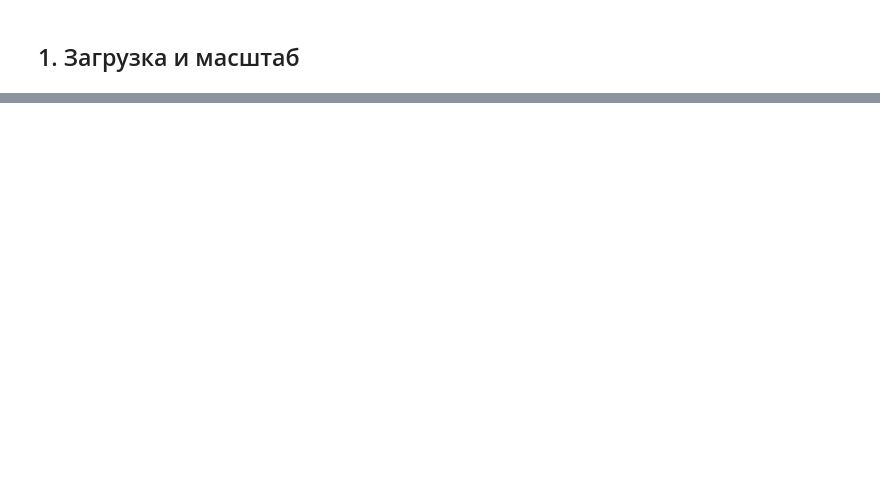
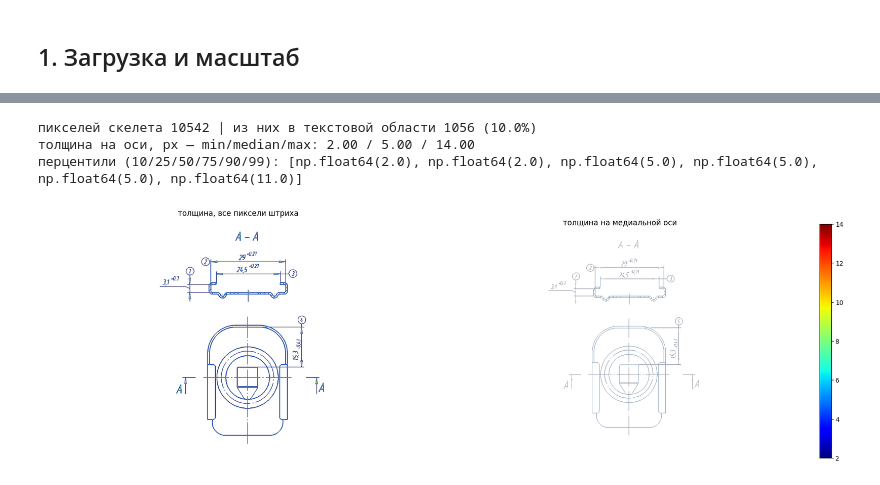
Before and after one commit to SergeyKrasnoslobodtsev/draftslice, a Jupyter notebook: notebooks/classification_comp.ipynb, the cells around one changed output, grey strips where cells are left out. Saved outputs shown, nothing was run; the diff lists cells and outputs as text; code cells hidden in the pictures; blank space fills up the shorter version.

```diff
--- a/notebooks/classification_comp.ipynb
+++ b/notebooks/classification_comp.ipynb
@@ -609,0 +367,28 @@ plt.show()
+# %%
+binary, fg = ui_binary.result
+
+skel = skeletonize(fg)
+dist = cv2.distanceTransform(binary, cv2.DIST_L1, cv2.DIST_MASK_PRECISE)
+thickness_map = 3 * dist - 1  # ширина штриха в px; множитель влияет только на шкалу
+t_axis = thickness_map[skel]
+
+in_text = skel & text_region
+print(f"пикселей скелета {int(skel.sum())} | из них в текстовой области {int(in_text.sum())} ({in_text.sum() / max(skel.sum(), 1) * 100:.1f}%)")
+print(f"толщина на оси, px — min/median/max: {t_axis.min():.2f} / {np.median(t_axis):.2f} / {t_axis.max():.2f}")
+print("перцентили (10/25/50/75/90/99):", [round(v, 2) for v in np.percentile(t_axis, [10, 25, 50, 75, 90, 99])])
+
+fig, ax = plt.subplots(1, 2, figsize=(18, 6))
+ax[0].imshow(np.where(fg, thickness_map, np.nan), cmap="jet")
+ax[0].set_title("толщина, все пиксели штриха")
+ax[0].axis("off")
+im = ax[1].imshow(np.where(skel, thickness_map, np.nan), cmap="jet")
+ax[1].set_title("толщина на медиальной оси")
+ax[1].axis("off")
+plt.colorbar(im, ax=ax[1], fraction=0.03)
+plt.tight_layout()
+plt.show()
+# %% [output]
+пикселей скелета 10542 | из них в текстовой области 1056 (10.0%)
+толщина на оси, px — min/median/max: 2.00 / 5.00 / 14.00
+перцентили (10/25/50/75/90/99): [np.float64(2.0), np.float64(2.0), np.float64(5.0), np.float64(5.0), np.float64(5.0), np.float64(11.0)]
+[figure, added]
```
Also changed, not shown: parts of 63 cells of this notebook, 4 other files.
